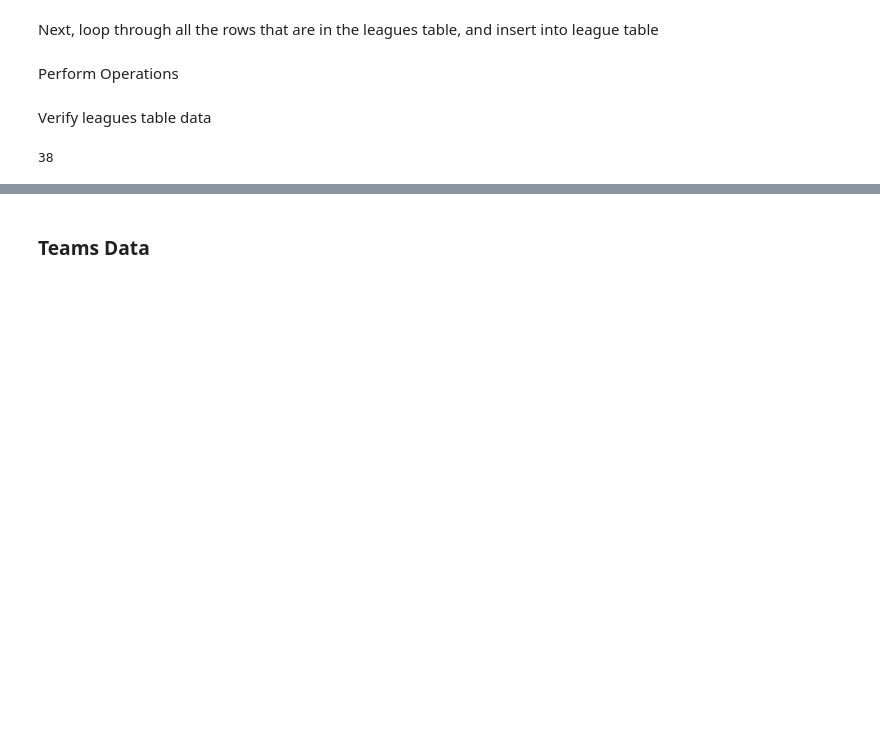
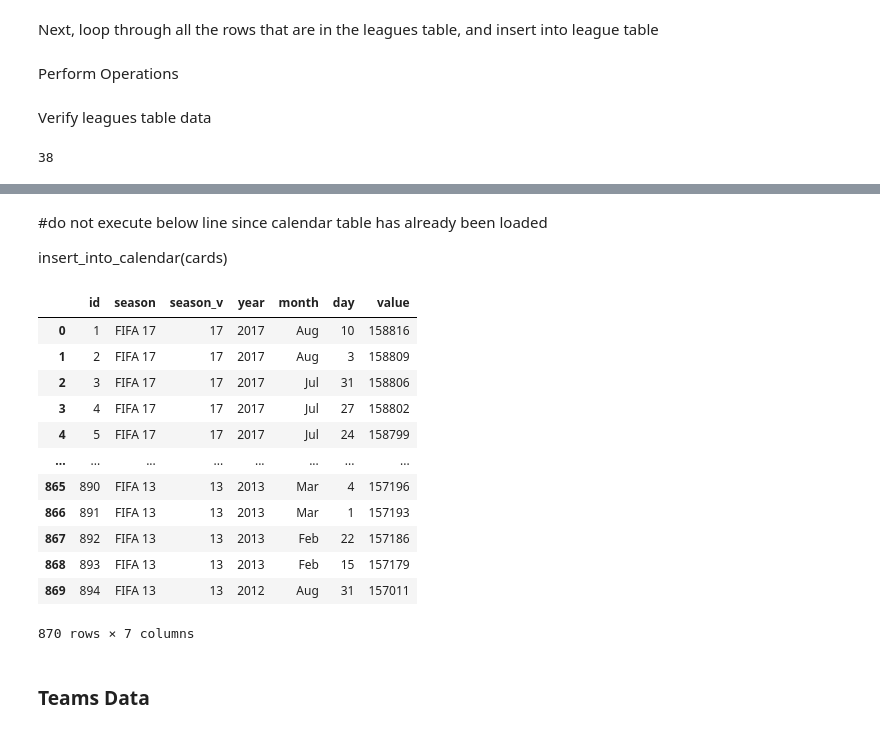
Before and after one commit to sthakuri/DS-SF-36, a Jupyter notebook: final-project/1/final-project-1-data-scrapping-sofifa.ipynb, the cells around one changed output, grey strips where cells are left out. Drawn from its saved outputs; the diff is of its cells as text; code cells hidden in the pictures; blank space fills up the shorter version.

```diff
--- a/final-project/1/final-project-1-data-scrapping-sofifa.ipynb
+++ b/final-project/1/final-project-1-data-scrapping-sofifa.ipynb
@@ -113,3 +181,33 @@ df.shape[0]
+# %% [markdown]
+#do not execute below line since calendar table has already been loaded
+
+insert_into_calendar(cards)
+# %%
+df_calendar_last_5_season = pd.io.sql.read_sql(
+'''
+SELECT *
+    FROM calendar
+WHERE
+    season in ( 'FIFA 17','FIFA 16', 'FIFA 15', 'FIFA 14', 'FIFA 13')
+
+;
+''', con = db)
+# %%
+df_calendar_last_5_season
+# %% [output]
+|  | id | season | season_v | year | month | day | value |
+| 0 | 1 | FIFA 17 | 17 | 2017 | Aug | 10 | 158816 |
+| 1 | 2 | FIFA 17 | 17 | 2017 | Aug | 3 | 158809 |
+| 2 | 3 | FIFA 17 | 17 | 2017 | Jul | 31 | 158806 |
+| 3 | 4 | FIFA 17 | 17 | 2017 | Jul | 27 | 158802 |
+| 4 | 5 | FIFA 17 | 17 | 2017 | Jul | 24 | 158799 |
+| ... | ... | ... | ... | ... | ... | ... | ... |
+| 865 | 890 | FIFA 13 | 13 | 2013 | Mar | 4 | 157196 |
+| 866 | 891 | FIFA 13 | 13 | 2013 | Mar | 1 | 157193 |
+| 867 | 892 | FIFA 13 | 13 | 2013 | Feb | 22 | 157186 |
+| 868 | 893 | FIFA 13 | 13 | 2013 | Feb | 15 | 157179 |
+| 869 | 894 | FIFA 13 | 13 | 2012 | Aug | 31 | 157011 |
+870 rows × 7 columns
 # %% [markdown]
 ### Teams Data
 # %%
```
Also changed, not shown: parts of 29 cells of this notebook, 1 other file.
